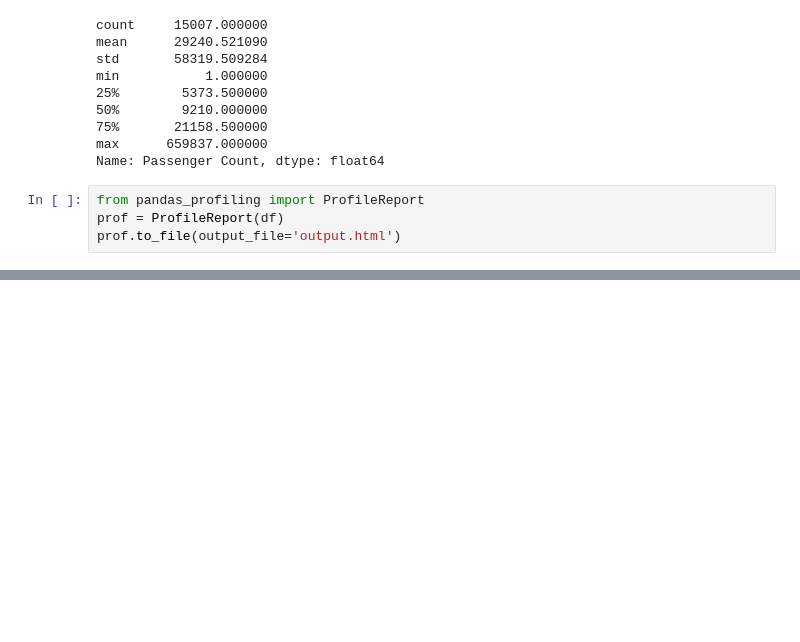
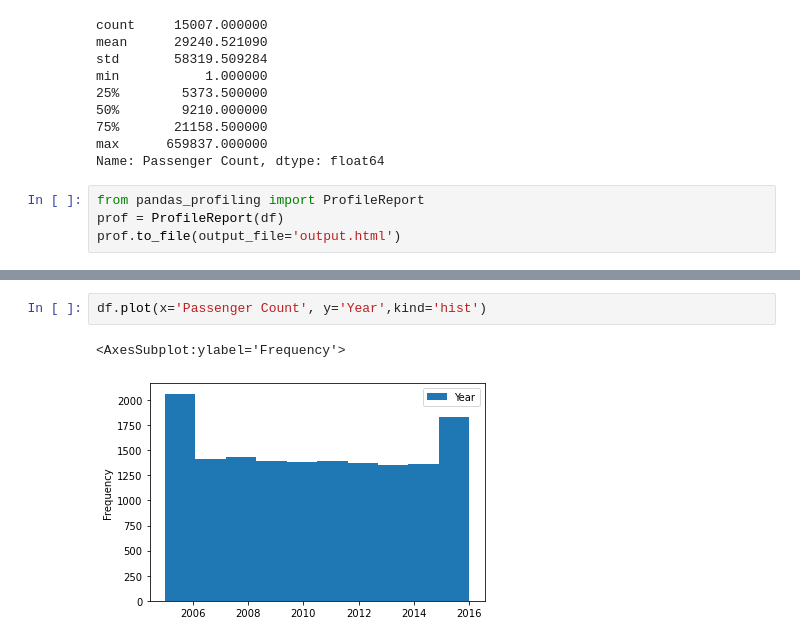
Before and after one commit to aldonaspirz/Air-Traffic, a Jupyter notebook: Air_traffic_preprocessing.ipynb, the cells around one changed output, grey strips where cells are left out. Saved outputs shown, nothing was run; the diff lists cells and outputs as text; blank space fills up the shorter version.

```diff
--- a/Air_traffic_preprocessing.ipynb
+++ b/Air_traffic_preprocessing.ipynb
@@ -75,0 +118,5 @@ prof.to_file(output_file='output.html')
+# %%
+df.plot(x='Passenger Count', y='Year',kind='hist')
+# %% [output]
+<AxesSubplot:ylabel='Frequency'>
+[figure, added]
```
Also changed, not shown: parts of 7 cells of this notebook.
